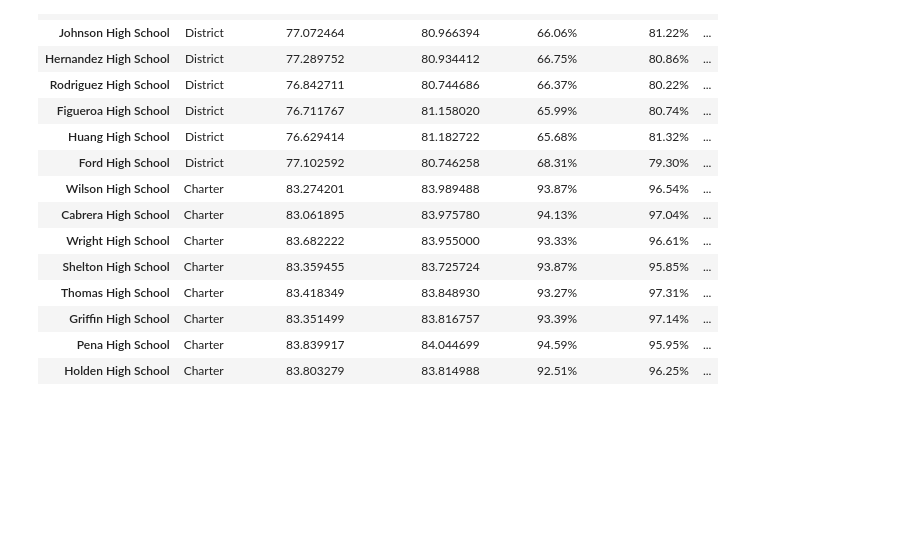
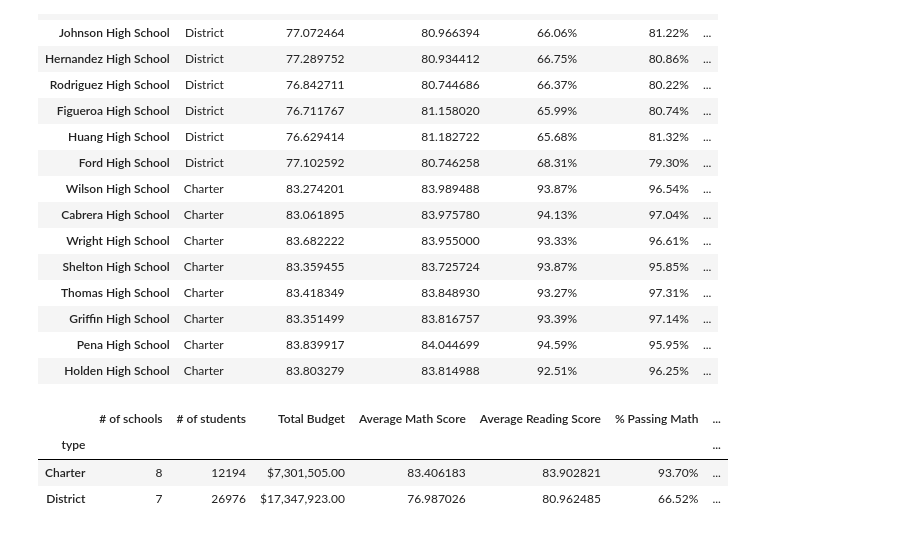
Before and after one commit to travisb98/Schools_Performance_Analysis, a Jupyter notebook: Final/Schools_Performance_Analysis.ipynb, the cells around one changed output. Saved outputs shown, nothing was run; the diff lists cells and outputs as text; code cells hidden in the pictures; blank space fills up the shorter version.

```diff
--- a/Final/Schools_Performance_Analysis.ipynb
+++ b/Final/Schools_Performance_Analysis.ipynb
@@ -619,24 +618,33 @@ dist_chart_score
 | Pena High School | Charter | 83.839917 | 84.044699 | 94.59% | 95.95% | ... |
 | Holden High School | Charter | 83.803279 | 83.814988 | 92.51% | 96.25% | ... |
 # %%
+summary_dist_df
+
+
+
 # ### This code block is extra, it exports the results to multiple csvs. Comment it out and run it if you want to try it
 # ###
 # ####### extra code that exports each dataframe to  a seperate csv file
 # #creates a new folder
 # current_directory=os.getcwd()
 # new_folder_path =os.path.join(current_directory,r'final_exports')
 # if not os.path.exists(new_folder_path):
 #     os.makedirs(new_folder_path)
 
 # #list of dataframes to export
 # super_summary_list=[summary_dist_df,sch_summary_df,top_schools_df,bottom_schools_df,math_summary_df,read_summary_df,score_by_spending,score_by_size,dist_chart_score]
 
 # #list of the files names to be exported.
 # filez_namez=['District Summary','School Summary','Top Performing Schools','Bottom Performing School','Math Scores by Grade','Reading Scores by Grade','Scores by School Spending','Scores by School Size','Scores by School Type']
 
 # #looping through each dataframe and exporting a csv
 # filenamecounter = 0
 # for dif in super_summary_list:
 #     csv_export_path = os.path.join(new_folder_path, filez_namez[filenamecounter]+'.csv')
 #     dif.to_csv(csv_export_path)
 #     filenamecounter = filenamecounter + 1
+# %% [output]
+|  | # of schools | # of students | Total Budget | Average Math Score | Average Reading Score | % Passing Math | ... |
+| type |  |  |  |  |  |  | ... |
+| Charter | 8 | 12194 | $7,301,505.00 | 83.406183 | 83.902821 | 93.70% | ... |
+| District | 7 | 26976 | $17,347,923.00 | 76.987026 | 80.962485 | 66.52% | ... |
```
Also changed, not shown: parts of 1 cell of this notebook, 3 other files.
